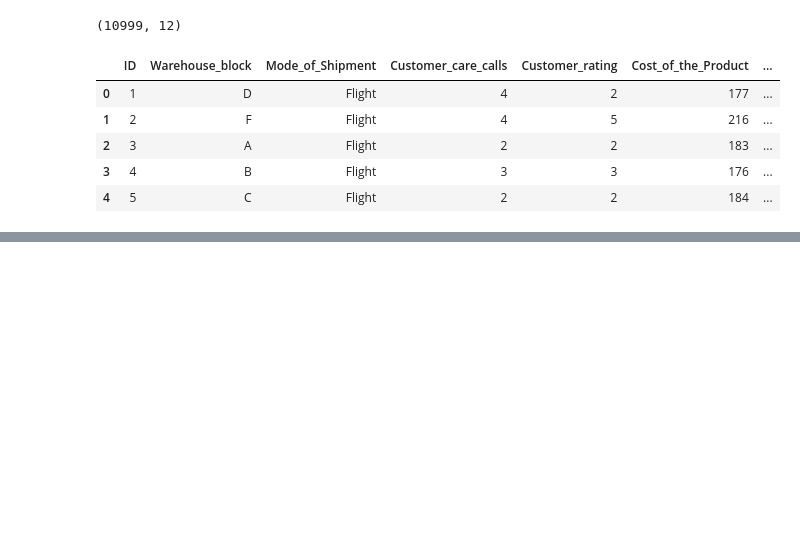
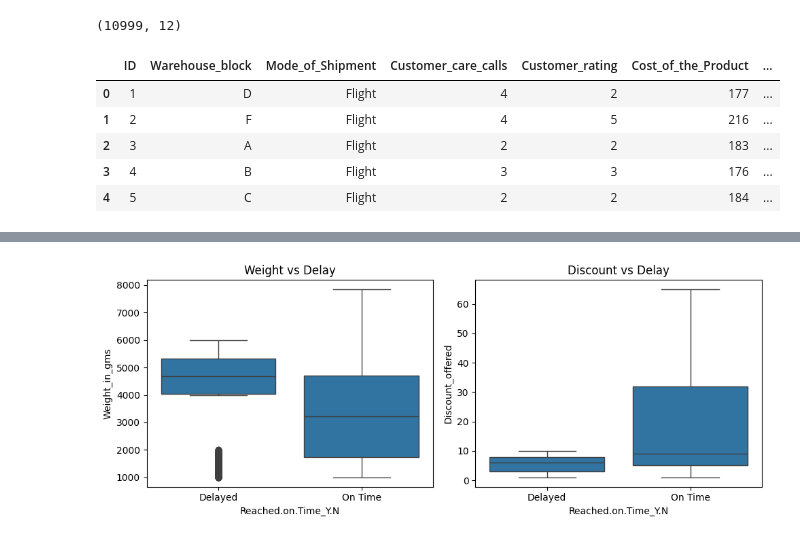
Before and after one commit to SINCHANA2809/supply-chain-delay-predictor, a Jupyter notebook: notebook.ipynb, the cells around one changed output, grey strips where cells are left out. Drawn from its saved outputs; the diff is of its cells as text; code cells hidden in the pictures; blank space fills up the shorter version.

```diff
--- a/notebook.ipynb
+++ b/notebook.ipynb
@@ -13,0 +94,18 @@ df.head()
+# %%
+plt.figure(figsize=(10,4))
+
+plt.subplot(1,2,1)
+sns.boxplot(data=df, x='Reached.on.Time_Y.N', y='Weight_in_gms')
+plt.title('Weight vs Delay')
+plt.xticks([0,1], ['Delayed','On Time'])
+
+plt.subplot(1,2,2)
+sns.boxplot(data=df, x='Reached.on.Time_Y.N', y='Discount_offered')
+plt.title('Discount vs Delay')
+plt.xticks([0,1], ['Delayed','On Time'])
+
+plt.tight_layout()
+plt.savefig('eda_plot2.png')
+plt.show()
+# %% [output]
+[figure, added]
```
Also changed, not shown: parts of 9 cells of this notebook, 11 other files.
